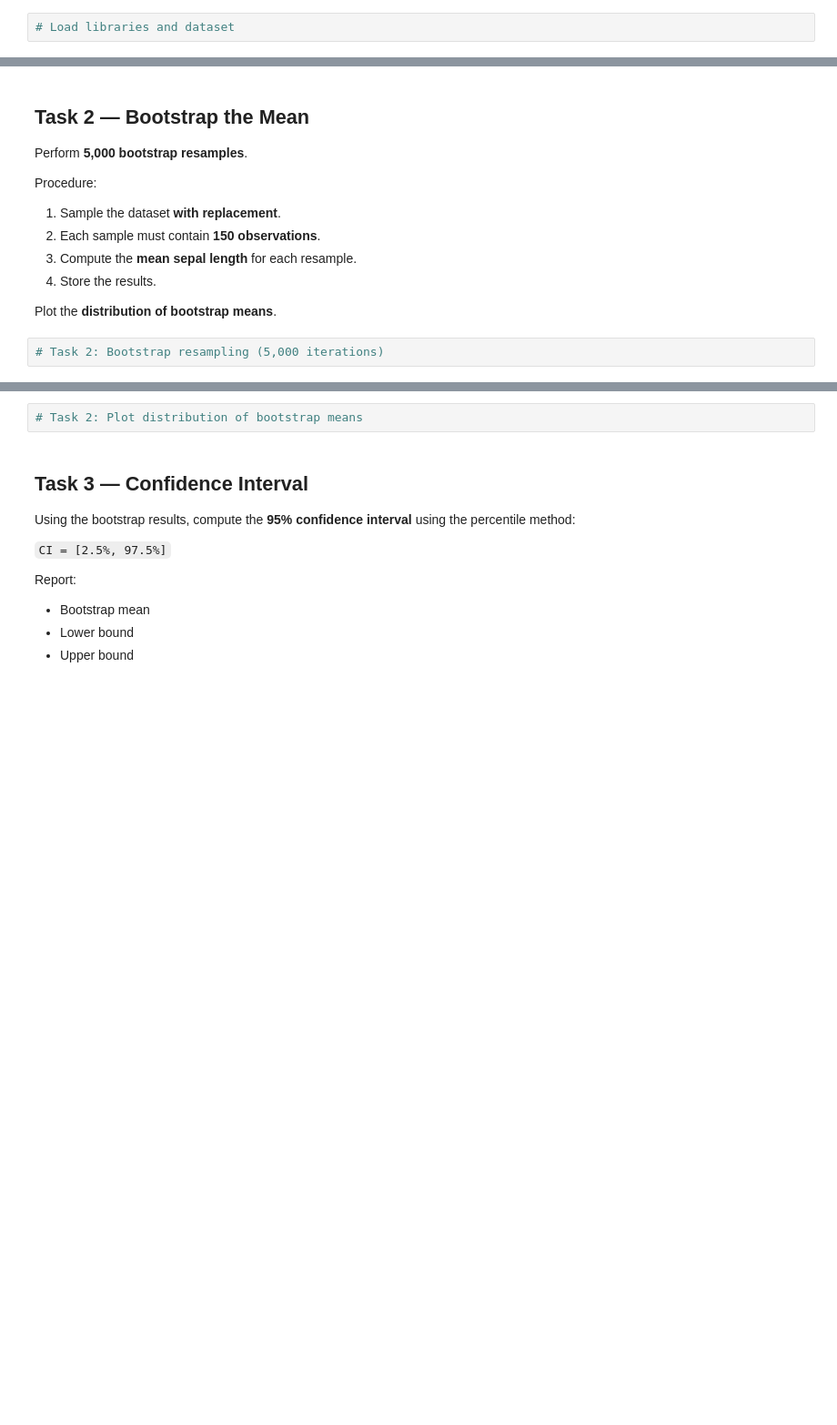
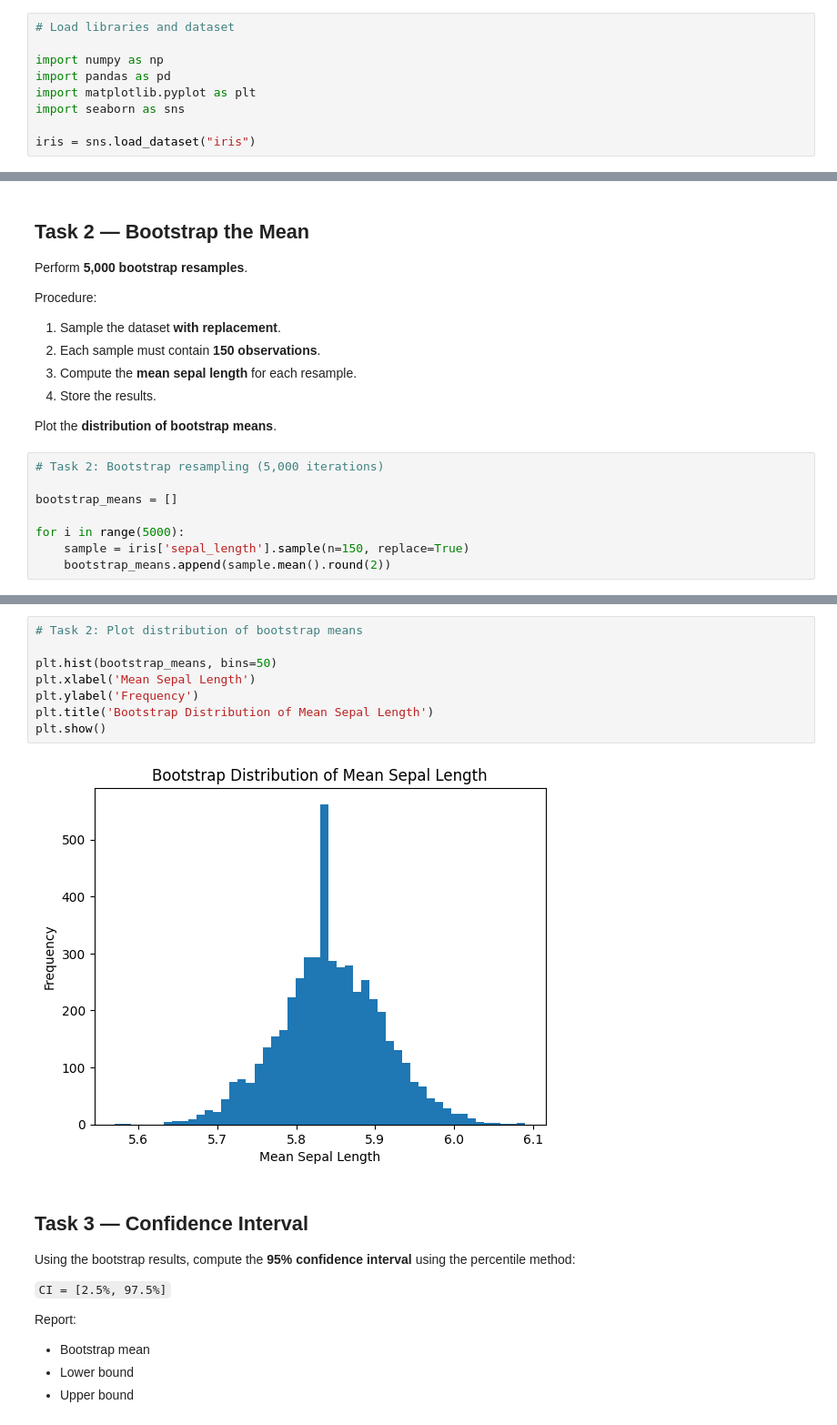
Before and after one commit to HunterTzou/DATA_201_SPRING_2026, a Jupyter notebook: homework/Tzou_Hunter_DATA201_Week5_Iris_Resampling.ipynb, the cells around one changed output, grey strips where cells are left out. Shown at 91% size. Cells and saved outputs as stored; diff of their text form; blank space fills up the shorter version.

```diff
--- a/homework/Tzou_Hunter_DATA201_Week5_Iris_Resampling.ipynb
+++ b/homework/Tzou_Hunter_DATA201_Week5_Iris_Resampling.ipynb
@@ -19,6 +24,13 @@ Each flower has four measurements:
 ## Load the Dataset
 # %%
 # Load libraries and dataset
+
+import numpy as np
+import pandas as pd
+import matplotlib.pyplot as plt
+import seaborn as sns
+
+iris = sns.load_dataset("iris")
 # %% [markdown]
 ### Tasks
 1. Print the **number of observations** in the dataset.
@@ -58,3 +102,9 @@ Procedure:
 Plot the **distribution of bootstrap means**.
 # %%
 # Task 2: Bootstrap resampling (5,000 iterations)
+
+bootstrap_means = []
+
+for i in range(5000):
+    sample = iris['sepal_length'].sample(n=150, replace=True)
+    bootstrap_means.append(sample.mean().round(2))
@@ -61,5 +128,13 @@ Plot the **distribution of bootstrap means**.
 # %%
 # Task 2: Plot distribution of bootstrap means
+
+plt.hist(bootstrap_means, bins=50)
+plt.xlabel('Mean Sepal Length')
+plt.ylabel('Frequency')
+plt.title('Bootstrap Distribution of Mean Sepal Length')
+plt.show()
+# %% [output]
+[figure, added]
 # %% [markdown]
 ## Task 3 — Confidence Interval
 
```
Also changed, not shown: parts of 18 cells of this notebook.
